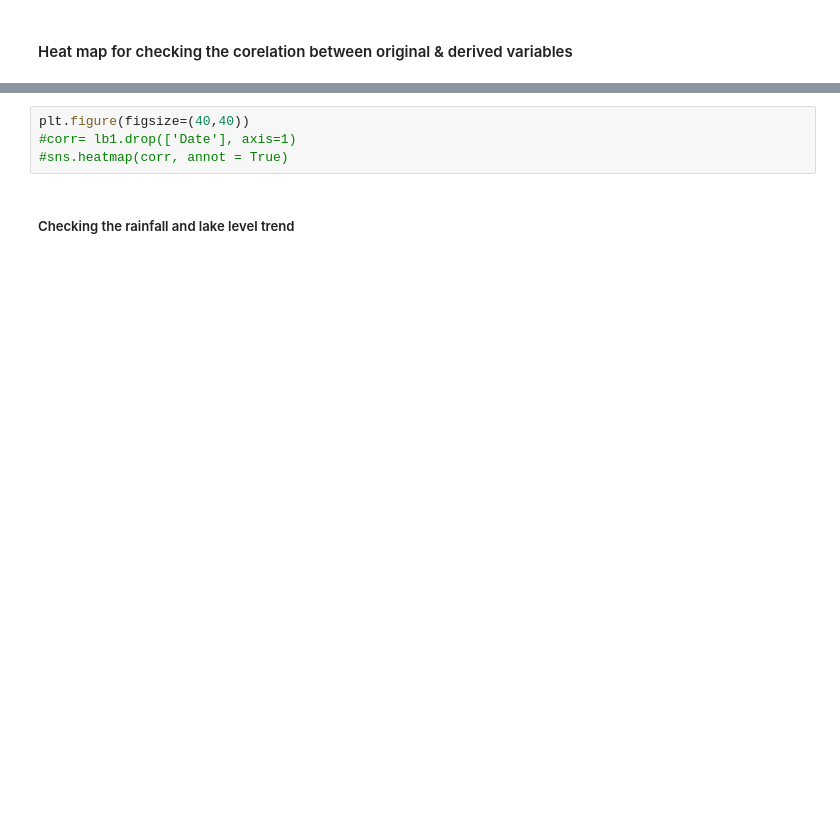
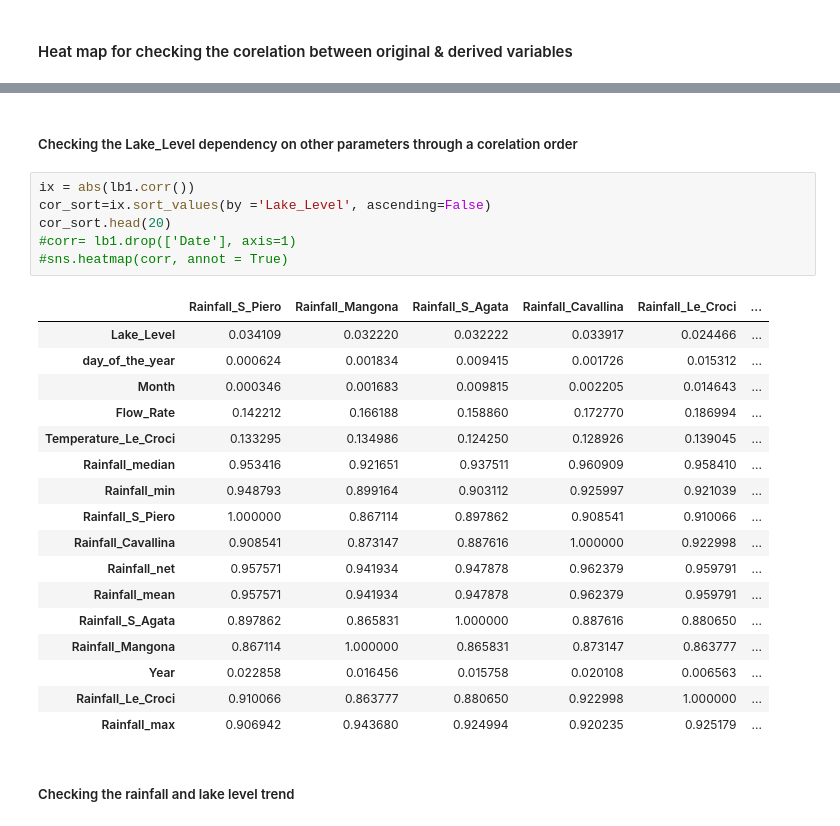
Before and after one commit to SadiqueAbdullah/Water_Bodies_EDA_ACEA, a Jupyter notebook: Water_Bodies_EDA_ACEA.ipynb, the cells around one changed output, grey strips where cells are left out. Drawn from its saved outputs; the diff is of its cells as text; blank space fills up the shorter version.

```diff
--- a/Water_Bodies_EDA_ACEA.ipynb
+++ b/Water_Bodies_EDA_ACEA.ipynb
@@ -248,7 +359,29 @@ lb1.info()
+# %% [markdown]
+##### Checking the Lake_Level dependency on other parameters through a corelation order
 # %%
-plt.figure(figsize=(40,40))
+ix = abs(lb1.corr())
+cor_sort=ix.sort_values(by ='Lake_Level', ascending=False)
+cor_sort.head(20)
 #corr= lb1.drop(['Date'], axis=1)
 #sns.heatmap(corr, annot = True)
+# %% [output]
+|  | Rainfall_S_Piero | Rainfall_Mangona | Rainfall_S_Agata | Rainfall_Cavallina | Rainfall_Le_Croci | ... |
+| Lake_Level | 0.034109 | 0.032220 | 0.032222 | 0.033917 | 0.024466 | ... |
+| day_of_the_year | 0.000624 | 0.001834 | 0.009415 | 0.001726 | 0.015312 | ... |
+| Month | 0.000346 | 0.001683 | 0.009815 | 0.002205 | 0.014643 | ... |
+| Flow_Rate | 0.142212 | 0.166188 | 0.158860 | 0.172770 | 0.186994 | ... |
+| Temperature_Le_Croci | 0.133295 | 0.134986 | 0.124250 | 0.128926 | 0.139045 | ... |
+| Rainfall_median | 0.953416 | 0.921651 | 0.937511 | 0.960909 | 0.958410 | ... |
+| Rainfall_min | 0.948793 | 0.899164 | 0.903112 | 0.925997 | 0.921039 | ... |
+| Rainfall_S_Piero | 1.000000 | 0.867114 | 0.897862 | 0.908541 | 0.910066 | ... |
+| Rainfall_Cavallina | 0.908541 | 0.873147 | 0.887616 | 1.000000 | 0.922998 | ... |
+| Rainfall_net | 0.957571 | 0.941934 | 0.947878 | 0.962379 | 0.959791 | ... |
+| Rainfall_mean | 0.957571 | 0.941934 | 0.947878 | 0.962379 | 0.959791 | ... |
+| Rainfall_S_Agata | 0.897862 | 0.865831 | 1.000000 | 0.887616 | 0.880650 | ... |
+| Rainfall_Mangona | 0.867114 | 1.000000 | 0.865831 | 0.873147 | 0.863777 | ... |
+| Year | 0.022858 | 0.016456 | 0.015758 | 0.020108 | 0.006563 | ... |
+| Rainfall_Le_Croci | 0.910066 | 0.863777 | 0.880650 | 0.922998 | 1.000000 | ... |
+| Rainfall_max | 0.906942 | 0.943680 | 0.924994 | 0.920235 | 0.925179 | ... |
 # %% [markdown]
 ##### Checking the rainfall and lake level trend
 # %%
```
Also changed, not shown: parts of 23 cells of this notebook.
